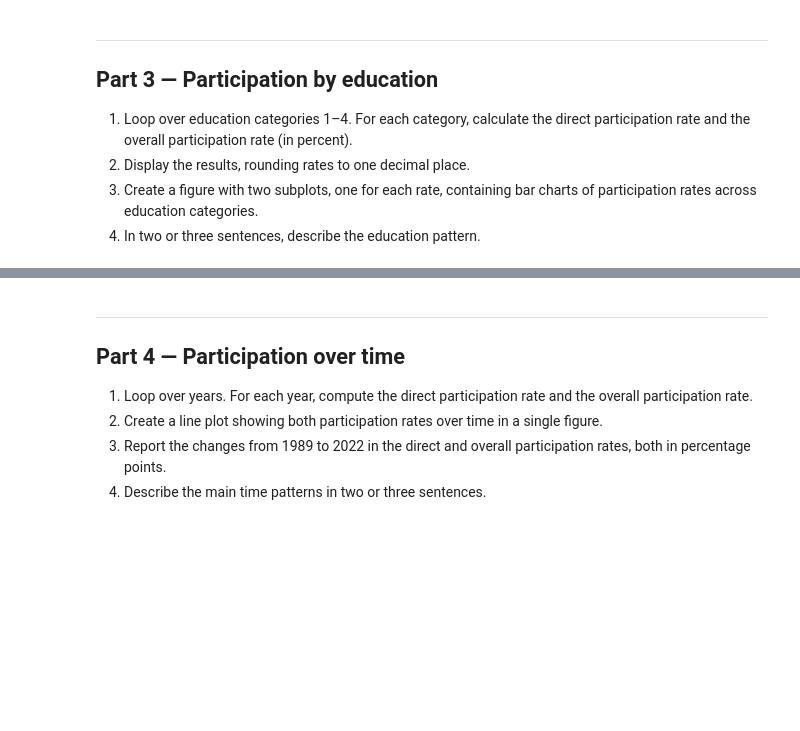
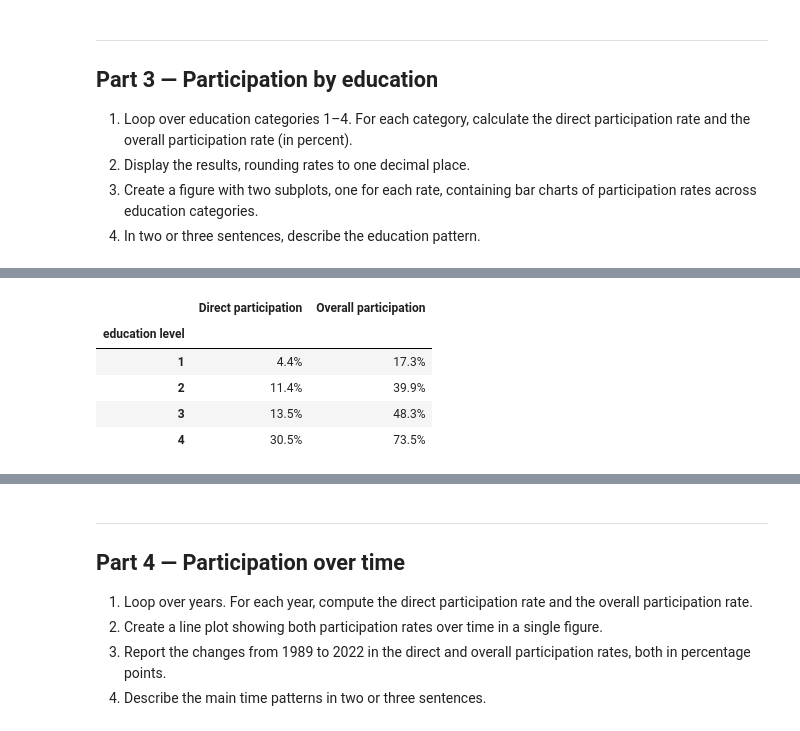
Before and after one commit to theokri105/TECH2-H26-assignment3, a Jupyter notebook: assignment3.ipynb, the cells around one changed output, grey strips where cells are left out. Cells and saved outputs as stored; diff of their text form; code cells hidden in the pictures; blank space fills up the shorter version.

```diff
--- a/assignment3.ipynb
+++ b/assignment3.ipynb
@@ -256,0 +237,24 @@ educ_rates
+# %%
+results1 = []
+df['educ']=df['educ'].astype(int)
+education_levels = sorted(df['educ'].unique()) #An uncomfortably hard way to replace (1, 5) :)
+
+for edu in education_levels:
+    yessir = df[df['educ']==edu]
+    direct11 = yessir['direct'].mean()
+    overall11 = yessir['overall'].mean()
+    results1.append({
+                    'education level': edu,
+                    'Direct participation': direct11,
+                    'Overall participation' : overall11
+    })
+newdf = pd.DataFrame(results1)
+newdf = newdf.set_index('education level')
+newdf.style.format('{:.1%}')
+# %% [output]
+|  | Direct participation | Overall participation |
+| education level |  |  |
+| 1 | 4.4% | 17.3% |
+| 2 | 11.4% | 39.9% |
+| 3 | 13.5% | 48.3% |
+| 4 | 30.5% | 73.5% |
```
Also changed, not shown: parts of 9 cells of this notebook.
